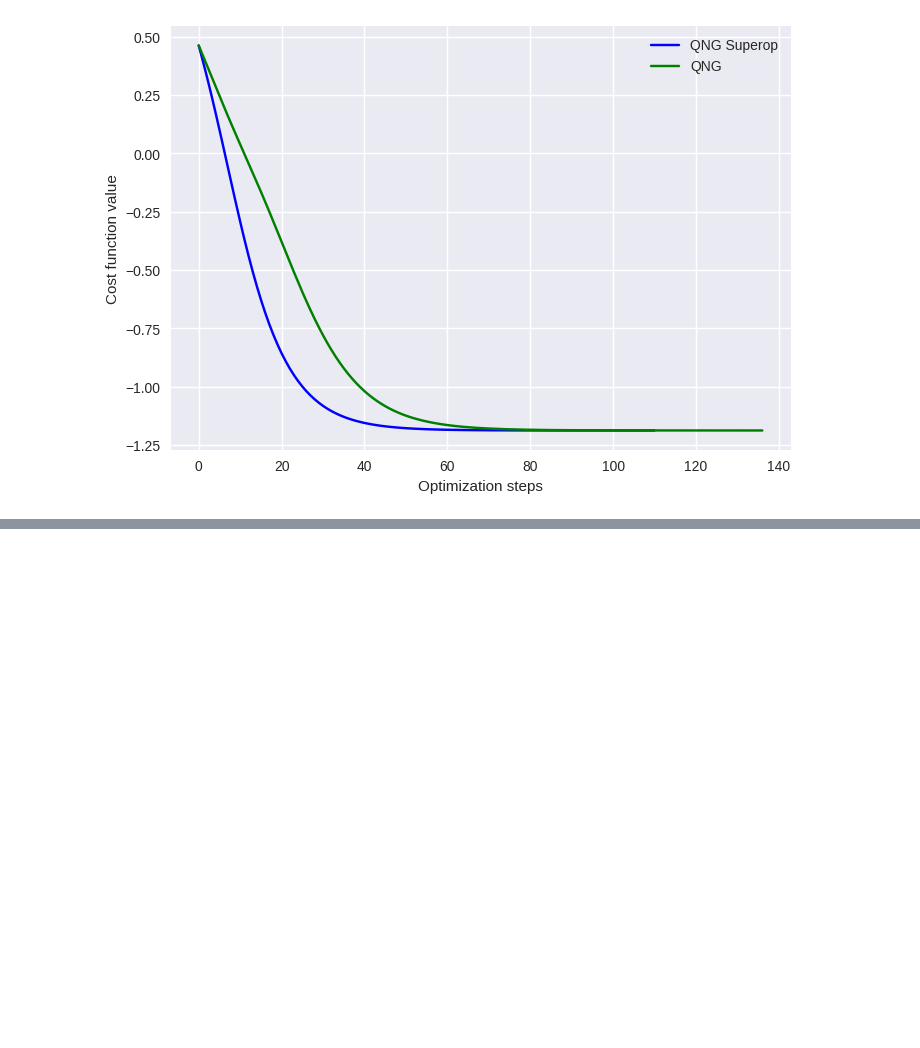
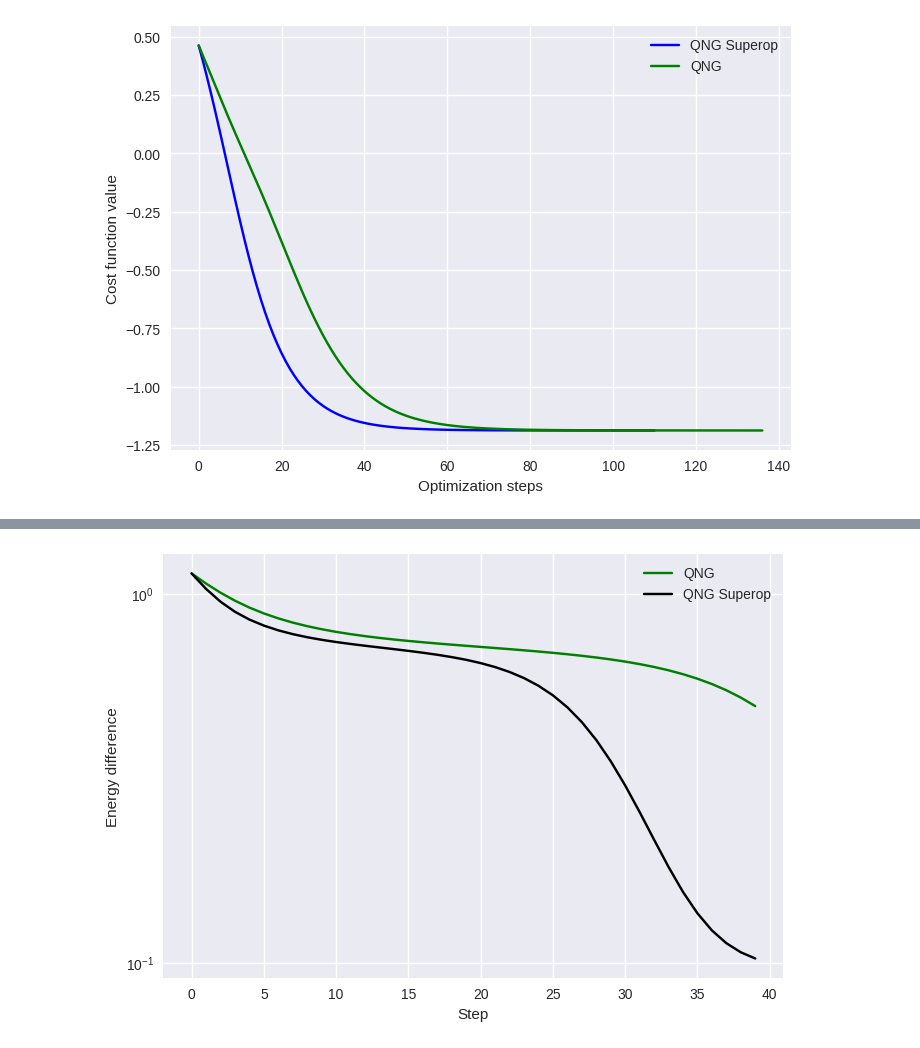
Before and after one commit to Gopal-Dahale/qng-superop, a Jupyter notebook: notebooks/tutorial_vqe_qng.ipynb, the cells around one changed output, grey strips where cells are left out. Saved outputs shown, nothing was run; the diff lists cells and outputs as text; code cells hidden in the pictures; blank space fills up the shorter version.

```diff
--- a/notebooks/tutorial_vqe_qng.ipynb
+++ b/notebooks/tutorial_vqe_qng.ipynb
@@ -434,0 +636,11 @@ the curvature of the Bloch sphere and takes the shorter path.
+# %%
+plt.style.use("seaborn-v0_8")
+plt.plot(np.array(qngd_cost) - exact_value, "g", label="QNG")
+plt.plot(np.array(qngd_supop_cost) - exact_value, "k", label="QNG Superop")
+plt.yscale("log")
+plt.ylabel("Energy difference")
+plt.xlabel("Step")
+plt.legend()
+plt.show()
+# %% [output]
+[figure, added]
```
Also changed, not shown: parts of 13 cells of this notebook, 1 other file.
